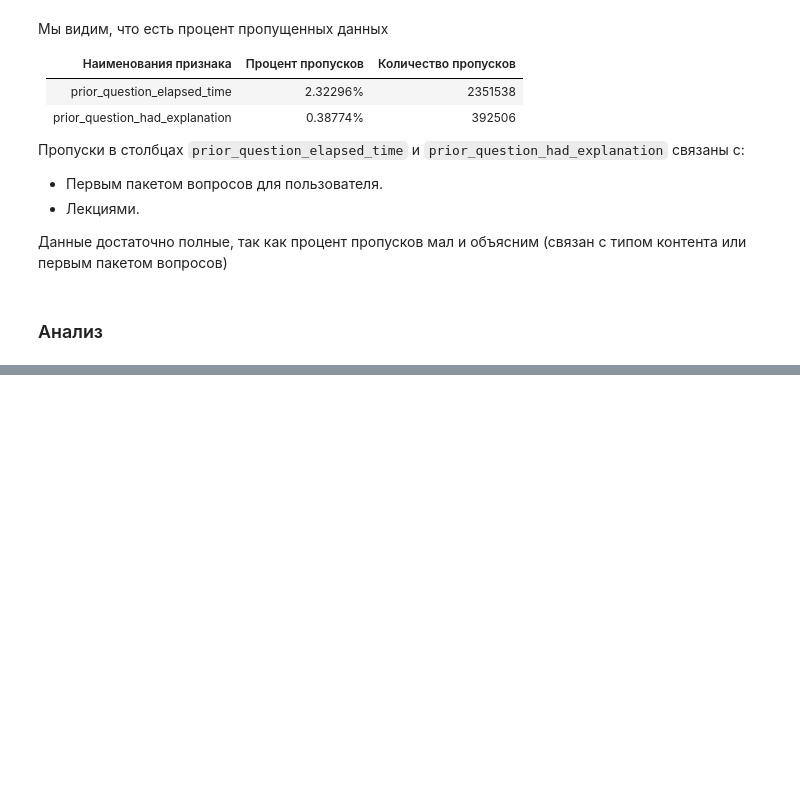
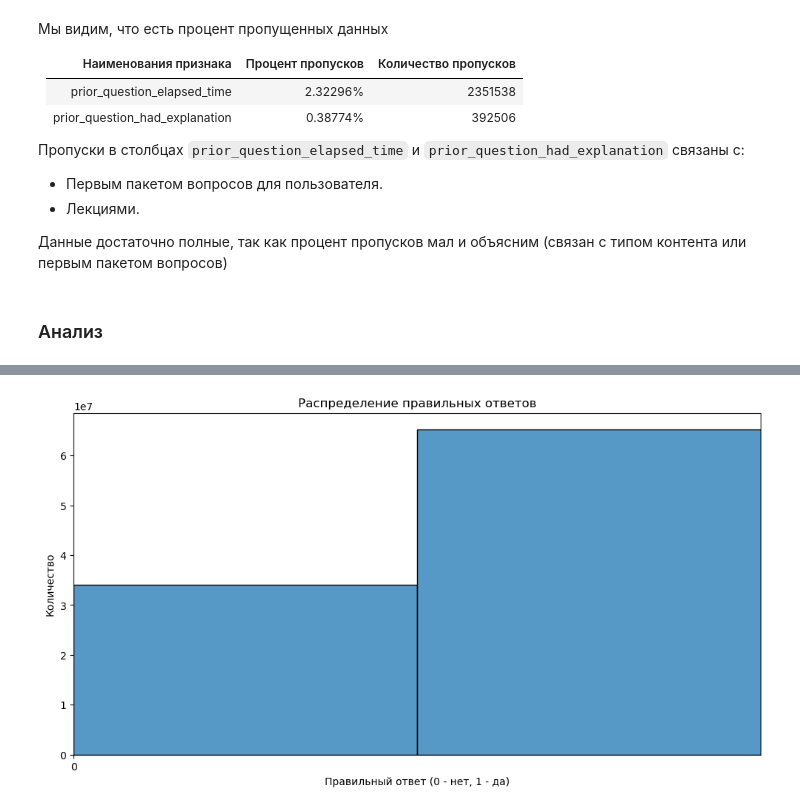
Before and after one commit to nikolay-grudanov/MEPHI-SF_ML, a Jupyter notebook: academic-semester-1/python_for_data_analysis/HW-1/Pandas_HW.ipynb, the cells around one changed output, grey strips where cells are left out. Saved outputs shown, nothing was run; the diff lists cells and outputs as text; code cells hidden in the pictures; blank space fills up the shorter version.

```diff
--- a/academic-semester-1/python_for_data_analysis/HW-1/Pandas_HW.ipynb
+++ b/academic-semester-1/python_for_data_analysis/HW-1/Pandas_HW.ipynb
@@ -318,3 +384,12 @@ else:
 Данные достаточно полные, так как процент пропусков мал и объясним (связан с типом контента или первым пакетом вопросов)
 # %% [markdown]
 ### Анализ
+# %%
+# Объединение данных о вопросах
+merged_questions = pd.merge(train_questions, questions_df, left_on='content_id', right_on='question_id', how='left')
+
+# Объединение данных о лекциях
+merged_lectures = pd.merge(train_lectures, lectures_df, left_on='content_id', right_on='lecture_id', how='left')
+
+# Объединение всех данных
+combined_data = pd.concat([merged_questions, merged_lectures], ignore_index=True)
@@ -320,0 +416,4 @@ else:
+# %%
+# Для оптимизации данных конвертируем все типы данных в удобные для pd.DataFrame
+combined_data_optimized = combined_data.convert_dtypes()
+df_info(combined_data_optimized)
@@ -320,0 +455,27 @@ else:
+# %%
+%%time
+# Распределение правильных ответов
+# Фильтрация данных для вопросов
+questions_only = combined_data_optimized[
+    combined_data_optimized["content_type_id"] == 0
+]
+# Создаем график
+fig, ax = plt.subplots(figsize=(12, 6))
+
+# Строим гистограмму
+sns.histplot(
+    data=questions_only["answered_correctly"],
+    bins=2,
+    ax=ax,
+    kde=False,
+)
+
+ax.set_xlabel("Правильный ответ (0 - нет, 1 - да)", fontsize=10)
+ax.set_ylabel('Количество', fontsize=10)
+ax.set_title("Распределение правильных ответов")
+ax.set_xticks(np.arange(0, 1))
+ax.set_xlim(0, 1)# Устанавливаем минимальное и максимальное значение
+
+# Сохраняем график распределения правильных ответов
+plt.savefig("charts/distribution_correct_answers.png", dpi=300)
+# %% [output]
@@ -320,0 +484 @@ else:
+[figure, added]
```
Also changed, not shown: parts of 30 cells of this notebook, 15 other files.
